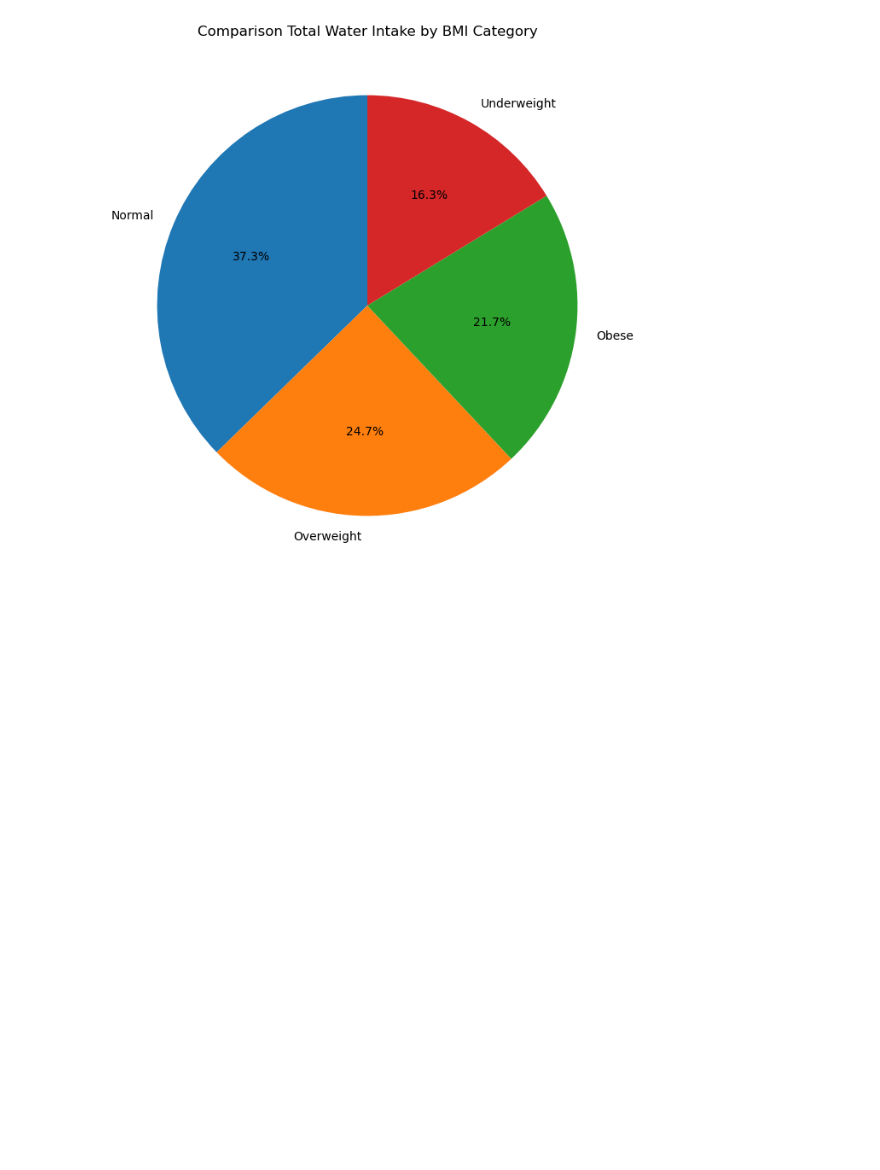
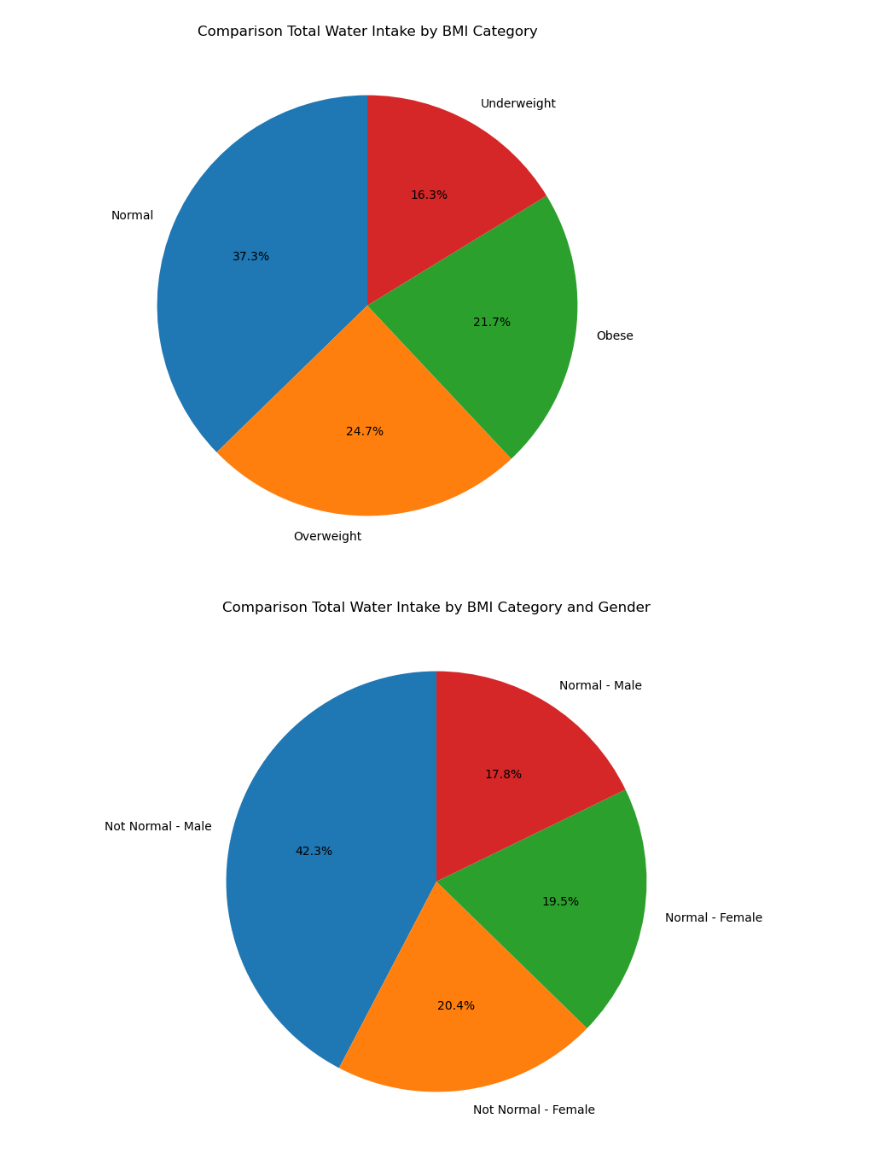
Before and after one commit to FlazeFy2/DS-Gym_Members_Exercise, a Jupyter notebook: exploratory data analysis-pie.ipynb, the cells around one changed output. Drawn from its saved outputs; the diff is of its cells as text; code cells hidden in the pictures; blank space fills up the shorter version.

Commit message:
[DS] Exploratory Data Analysis (EDA) - Pie Chart Comparison Total Water Intake by BMI Category - Gender

```diff
--- a/exploratory data analysis-pie.ipynb
+++ b/exploratory data analysis-pie.ipynb
@@ -246,3 +246,39 @@ plt.ylabel("")
 plt.show()
 # %% [output]
 [figure]
+# %%
+import pandas as pd
+import matplotlib.pyplot as plt
+from datetime import datetime
+
+# Dataset
+# Exploratory Data Analysis (EDA) - Pie Chart Comparison Total Water Intake by BMI Category - Gender
+df = pd.read_csv("gym_members_exercise_tracking.csv")
+
+# Calculate BMI
+df['BMI'] = df['Weight (kg)'] / (df['Height (m)'] ** 2)
+
+# Function to classify BMI Category
+def get_bmi_category(bmi):
+    if 18.5 <= bmi < 25:
+        return "Normal"
+    else:
+        return "Not Normal"
+
+# Create BMI Category Column
+df['BMI_Category'] = df['BMI'].apply(get_bmi_category)
+
+# Combine BMI Category with Gender
+df['BMI_Gender'] = df['BMI_Category'] + " - " + df['Gender']
+
+# Get Top Context (SUM of Water Intake)
+top_context = df.groupby('BMI_Gender')['Water_Intake (liters)'].sum().sort_values(ascending=False)
+
+# Pie Chart
+plt.figure(figsize=(8,8))
+top_context.plot.pie(autopct='%1.1f%%', startangle=90)
+plt.title("Comparison Total Water Intake by BMI Category and Gender")
+plt.ylabel("")
+plt.show()
+# %% [output]
+[figure, added]
```
